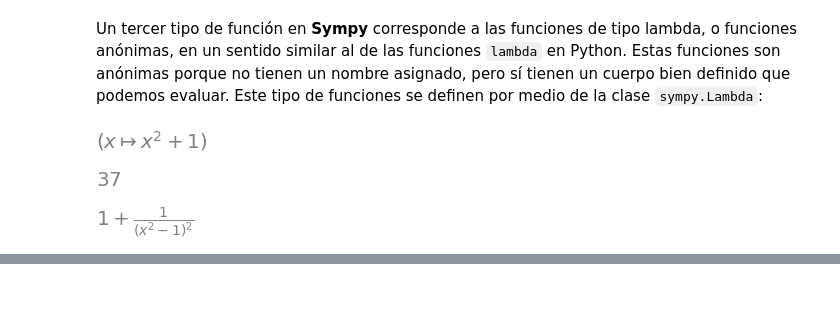
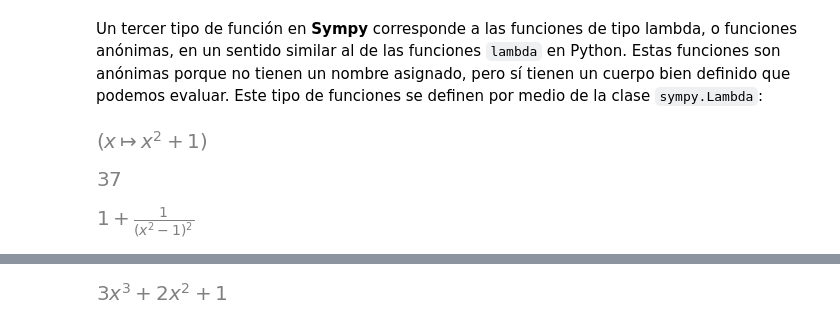
Before and after one commit to rquezadac/udd_data_analytics_lectures, a Jupyter notebook: seccion_04_scipy/clase_4_2.ipynb, the cells around one changed output, grey strips where cells are left out. Cells and saved outputs as stored; diff of their text form; code cells hidden in the pictures; blank space fills up the shorter version.

Commit message:
sympy 1st lecture update

```diff
--- a/seccion_04_scipy/clase_4_2.ipynb
+++ b/seccion_04_scipy/clase_4_2.ipynb
@@ -328,0 +334,11 @@ h(1 / (x**2 - 1))
+# %%
+# Creamos la variable simbólica x.
+x = sympy.Symbol("x")
+# %%
+# Construimos nuestra expresión.
+d = 1 + 2 * x**2 + 3 * x**3
+# %%
+# Mostramos en pantalla nuestra expresión.
+d
+# %% [output]
+[figure, added]
```
Also changed, not shown: parts of 96 cells of this notebook, 1 other file.
